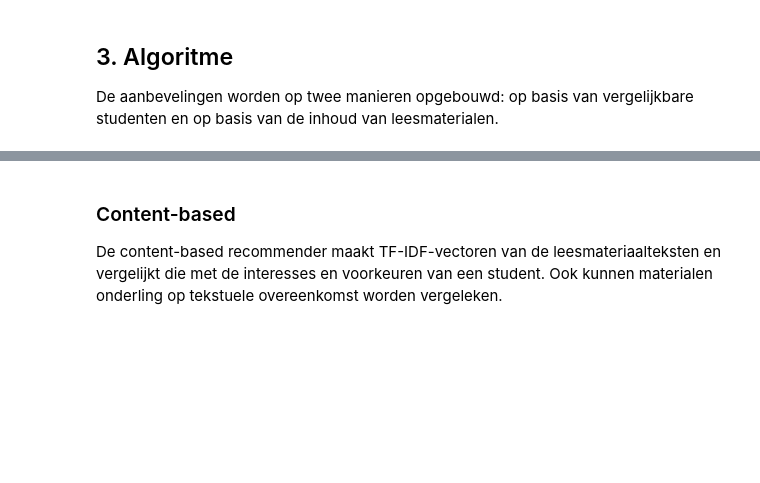
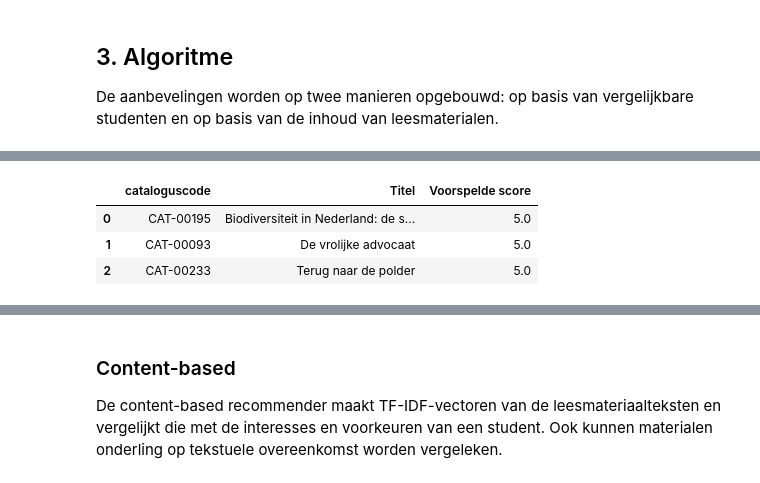
Before and after one commit to merijn1222/2.2Notebooks, a Jupyter notebook: Notebook.ipynb, the cells around one changed output, grey strips where cells are left out. Cells and saved outputs as stored; diff of their text form; code cells hidden in the pictures; blank space fills up the shorter version.

```diff
--- a/Notebook.ipynb
+++ b/Notebook.ipynb
@@ -775,37 +918,39 @@ Collaborative filtering vergelijkt scorepatronen tussen studenten. De volgende c
 # %%
-# Vergelijk de scorepatronen van alle studenten op materialen.
-# .T draait de matrix om, zodat corr() de studenten met elkaar vergelijkt.
-# min_periods=3 vereist minstens 3 materialen met scores van beide studenten.
-student_similarity = student_item_matrix.T.corr(min_periods=3)
+def recommend_item_based(student_id):
+    matrix = score_matrix(eval_pairs)
+    if student_id not in matrix.index:
+        raise ValueError('Student {} staat niet in de interactiedata.'.format(student_id))
 
-# Maak een matrix waarin 1 betekent dat een score bekend is en 0 dat die ontbreekt.
-# De matrixvermenigvuldiging telt per studentenpaar hoeveel materialen zij delen.
-overlap = (
-    student_item_matrix.notna().astype(int)
-    @ student_item_matrix.notna().astype(int).T
-)
+    user_means = matrix.mean(axis=1)
+    centered_matrix = matrix.sub(user_means, axis='index')
+    item_similarities = centered_matrix.corr(min_periods=MIN_COMMON_STUDENTS)
+    item_support = matrix.notna().sum(axis=0)
+    history = matrix.loc[student_id].dropna()
+    if history.empty:
+        return pd.Series(dtype='float64')
 
-# Kies voor dit voorbeeld de eerste student uit de matrix.
-# De volgende cel gebruikt expliciet S001.
-student_id = student_similarity.index[0]
-# Pak de correlaties van deze student met alle andere studenten.
-neighbors = (
-    student_similarity[student_id]
-    # Verwijder de student zelf: die is altijd volledig gelijk aan zichzelf.
-    .drop(index=student_id)
-    # Verwijder studenten waarvoor geen correlatie berekend kon worden.
-    .dropna()
-    # Zet de hoogste correlaties bovenaan.
-    .sort_values(ascending=False)
-    # Bewaar de 5 hoogste correlaties (die kunnen ook negatief zijn).
-    .head(5)
-)
-# Toon de meest vergelijkbare studenten en het aantal gedeelde materialen
-# Toon de gekozen student en de correlaties met diens vergelijkbare studenten.
-print("Student:", student_id)
-print("Vergelijkbare studenten:")
-print(neighbors)
-# Toon hoeveel materialen deze studenten met de gekozen student gemeen hebben.
-print("Gedeelde materialen:")
-print(overlap.loc[student_id, neighbors.index])
+    centered_history = centered_matrix.loc[student_id].dropna()
+    unseen = matrix.loc[student_id].isna()
+    candidates = unseen & (item_support >= MIN_ITEM_SUPPORT)
+    predictions = {}
+
+    for candidate_id in matrix.columns[candidates]:
+        neighbors = item_similarities.loc[candidate_id].reindex(history.index).dropna()
+        if ONLY_POSITIVE_NEIGHBORS:
+            neighbors = neighbors[neighbors > 0]
+        neighbors = neighbors.nlargest(N_NEIGHBORS)
+        weight_total = neighbors.abs().sum()
+        if weight_total == 0:
+            continue
+        deviations = centered_history.reindex(neighbors.index)
+        predictions[candidate_id] = (
+            user_means.loc[student_id]
+            + (neighbors * deviations).sum() / weight_total
+        )
+
+    return pd.Series(predictions, dtype='float64')
+
+item_recommendations = format_recommendations(recommend_item_based(STUDENT_ID))
+print('Item-based aanbevelingen voor {} (top {}):'.format(STUDENT_ID, TOP_K))
+item_recommendations
 # %% [output]
@@ -828,0 +958,4 @@ Name: S001, dtype: int64
+|  | cataloguscode | Titel | Voorspelde score |
+| 0 | CAT-00195 | Biodiversiteit in Nederland: de s... | 5.0 |
+| 1 | CAT-00093 | De vrolijke advocaat | 5.0 |
+| 2 | CAT-00233 | Terug naar de polder | 5.0 |
```
Also changed, not shown: parts of 15 cells of this notebook.
